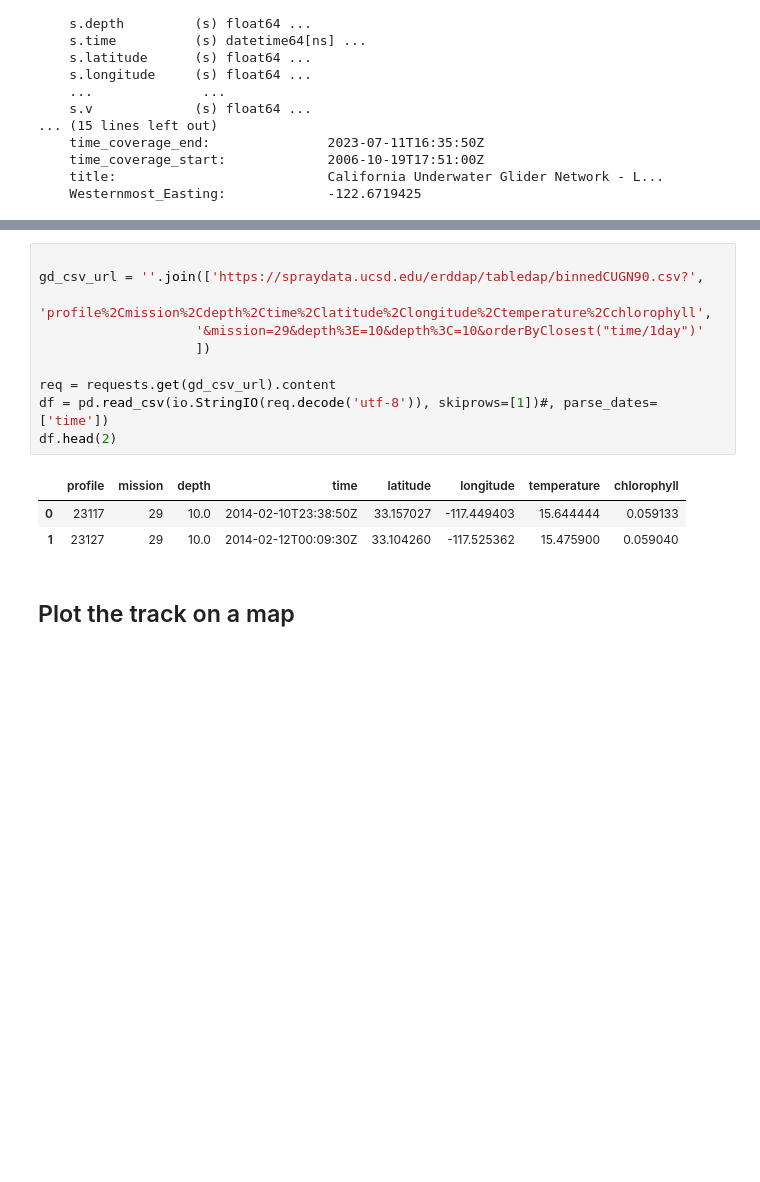
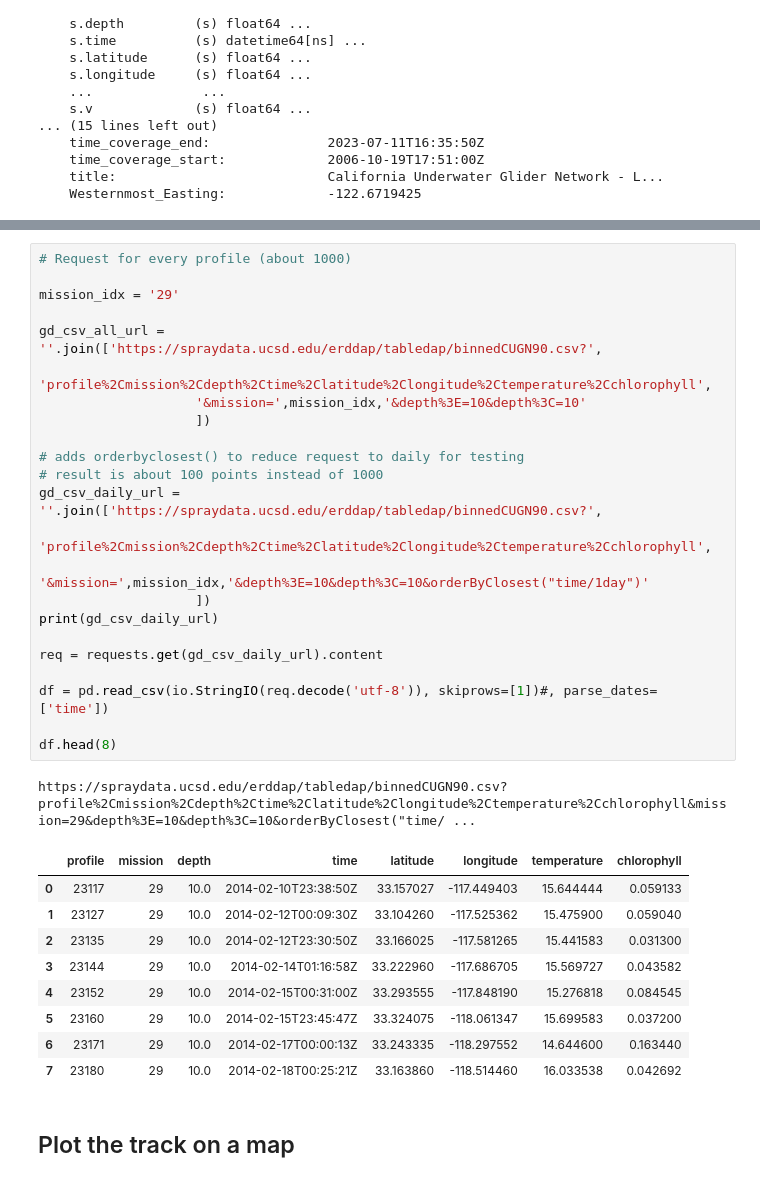
Before and after one commit to jenseva/chl_glider, a Jupyter notebook: glider_cci_matchup_example.ipynb, the cells around one changed output, grey strips where cells are left out. Cells and saved outputs as stored; diff of their text form; blank space fills up the shorter version.

```diff
--- a/glider_cci_matchup_example.ipynb
+++ b/glider_cci_matchup_example.ipynb
@@ -89,17 +97,37 @@ Get the glider data as a csv file
 # %%
+# Request for every profile (about 1000)
 
-gd_csv_url = ''.join(['https://spraydata.ucsd.edu/erddap/tabledap/binnedCUGN90.csv?',
+mission_idx = '29'
+
+gd_csv_all_url = ''.join(['https://spraydata.ucsd.edu/erddap/tabledap/binnedCUGN90.csv?',
                     'profile%2Cmission%2Cdepth%2Ctime%2Clatitude%2Clongitude%2Ctemperature%2Cchlorophyll',
-                    '&mission=29&depth%3E=10&depth%3C=10&orderByClosest("time/1day")'
+                    '&mission=',mission_idx,'&depth%3E=10&depth%3C=10'
                     ])
 
-req = requests.get(gd_csv_url).content
+# adds orderbyclosest() to reduce request to daily for testing
+# result is about 100 points instead of 1000
+gd_csv_daily_url = ''.join(['https://spraydata.ucsd.edu/erddap/tabledap/binnedCUGN90.csv?',
+                    'profile%2Cmission%2Cdepth%2Ctime%2Clatitude%2Clongitude%2Ctemperature%2Cchlorophyll',
+                    '&mission=',mission_idx,'&depth%3E=10&depth%3C=10&orderByClosest("time/1day")'
+                    ])
+print(gd_csv_daily_url)
+
+req = requests.get(gd_csv_daily_url).content
+
 df = pd.read_csv(io.StringIO(req.decode('utf-8')), skiprows=[1])#, parse_dates=['time'])
-df.head(2)
+
+df.head(8)
 # %% [output]
+https://spraydata.ucsd.edu/erddap/tabledap/binnedCUGN90.csv?profile%2Cmission%2Cdepth%2Ctime%2Clatitude%2Clongitude%2Ctemperature%2Cchlorophyll&mission=29&depth%3E=10&depth%3C=10&orderByClosest("time/ ...
 |  | profile | mission | depth | time | latitude | longitude | temperature | chlorophyll |
 | 0 | 23117 | 29 | 10.0 | 2014-02-10T23:38:50Z | 33.157027 | -117.449403 | 15.644444 | 0.059133 |
 | 1 | 23127 | 29 | 10.0 | 2014-02-12T00:09:30Z | 33.104260 | -117.525362 | 15.475900 | 0.059040 |
+| 2 | 23135 | 29 | 10.0 | 2014-02-12T23:30:50Z | 33.166025 | -117.581265 | 15.441583 | 0.031300 |
+| 3 | 23144 | 29 | 10.0 | 2014-02-14T01:16:58Z | 33.222960 | -117.686705 | 15.569727 | 0.043582 |
+| 4 | 23152 | 29 | 10.0 | 2014-02-15T00:31:00Z | 33.293555 | -117.848190 | 15.276818 | 0.084545 |
+| 5 | 23160 | 29 | 10.0 | 2014-02-15T23:45:47Z | 33.324075 | -118.061347 | 15.699583 | 0.037200 |
+| 6 | 23171 | 29 | 10.0 | 2014-02-17T00:00:13Z | 33.243335 | -118.297552 | 14.644600 | 0.163440 |
+| 7 | 23180 | 29 | 10.0 | 2014-02-18T00:25:21Z | 33.163860 | -118.514460 | 16.033538 | 0.042692 |
 # %% [markdown]
 ## Plot the track on a map
 # %%
```
Also changed, not shown: parts of 33 cells of this notebook.
